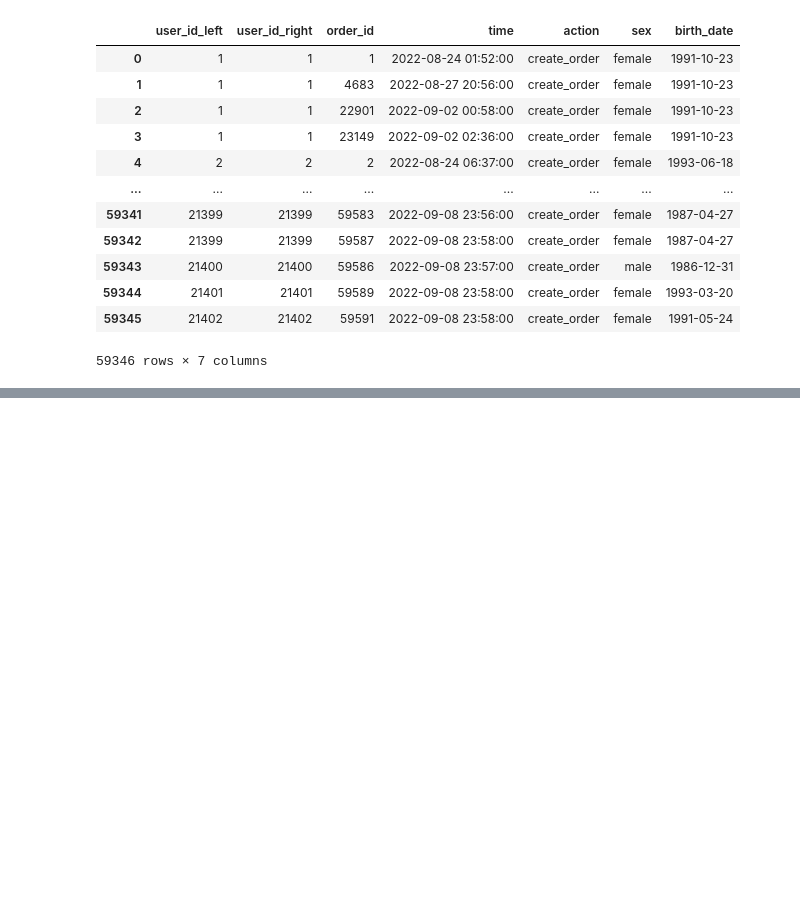
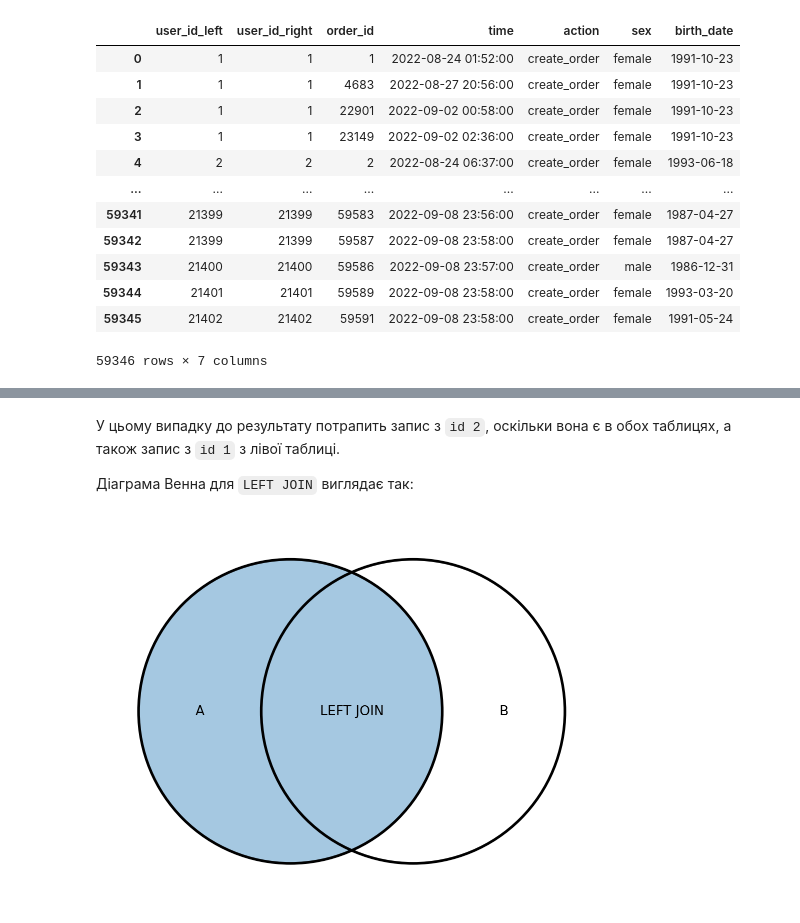
Before and after one commit to Aranaur/py4ds, a Jupyter notebook: sql_join.ipynb, the cells around one changed output, grey strips where cells are left out. Drawn from its saved outputs; the diff is of its cells as text; code cells hidden in the pictures; blank space fills up the shorter version.

Commit message:
add left join

```diff
--- a/sql_join.ipynb
+++ b/sql_join.ipynb
@@ -301,0 +405,23 @@ ORDER BY user_id_left
+# %% [markdown]
+У цьому випадку до результату потрапить запис з `id 2`, оскільки вона є в обох таблицях, а також запис з `id 1` з лівої таблиці.
+
+Діаграма Венна для `LEFT JOIN` виглядає так:
+# %%
+# | echo: false
+# | label: sql_left_join
+# | fig-cap: "Діаграма Венна: LEFT JOIN"
+
+from matplotlib_venn import venn2, venn2_circles
+
+v = venn2(subsets={"10": 1, "01": 1, "11": 1}, set_labels=("", ""))
+c = venn2_circles(subsets=(1, 1, 1))
+# v.get_patch_by_id("10").set_alpha(1.0)
+v.get_patch_by_id("10").set_color("tab:blue")
+v.get_label_by_id("10").set_text("A")
+v.get_patch_by_id("01").set_alpha(1.0)
+v.get_patch_by_id("01").set_color("white")
+v.get_label_by_id("01").set_text("B")
+v.get_label_by_id("11").set_text("LEFT JOIN")
+v.get_patch_by_id("11").set_color("tab:blue")
+# %% [output]
+[figure, added]
```
Also changed, not shown: parts of 8 cells of this notebook, 3 other files.
